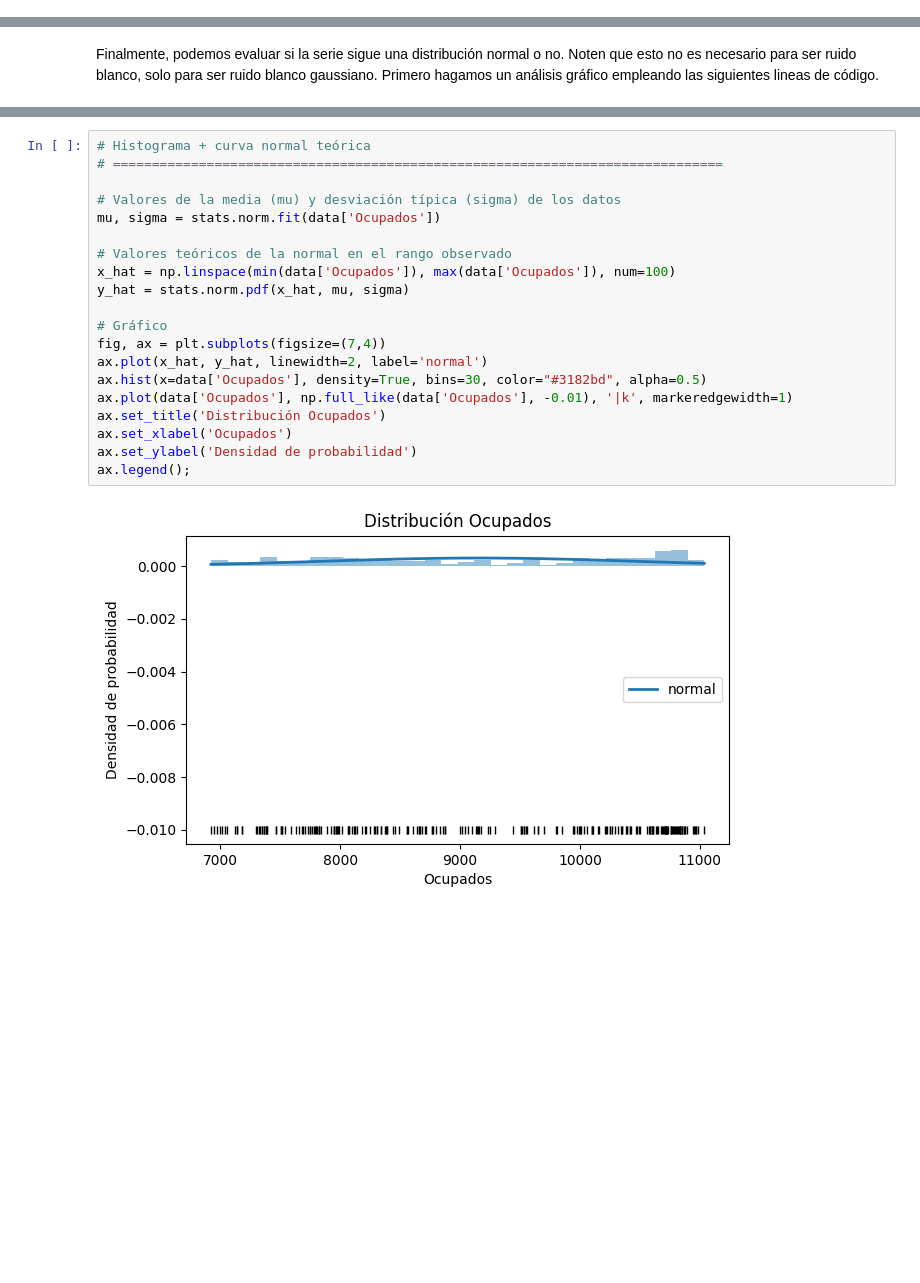
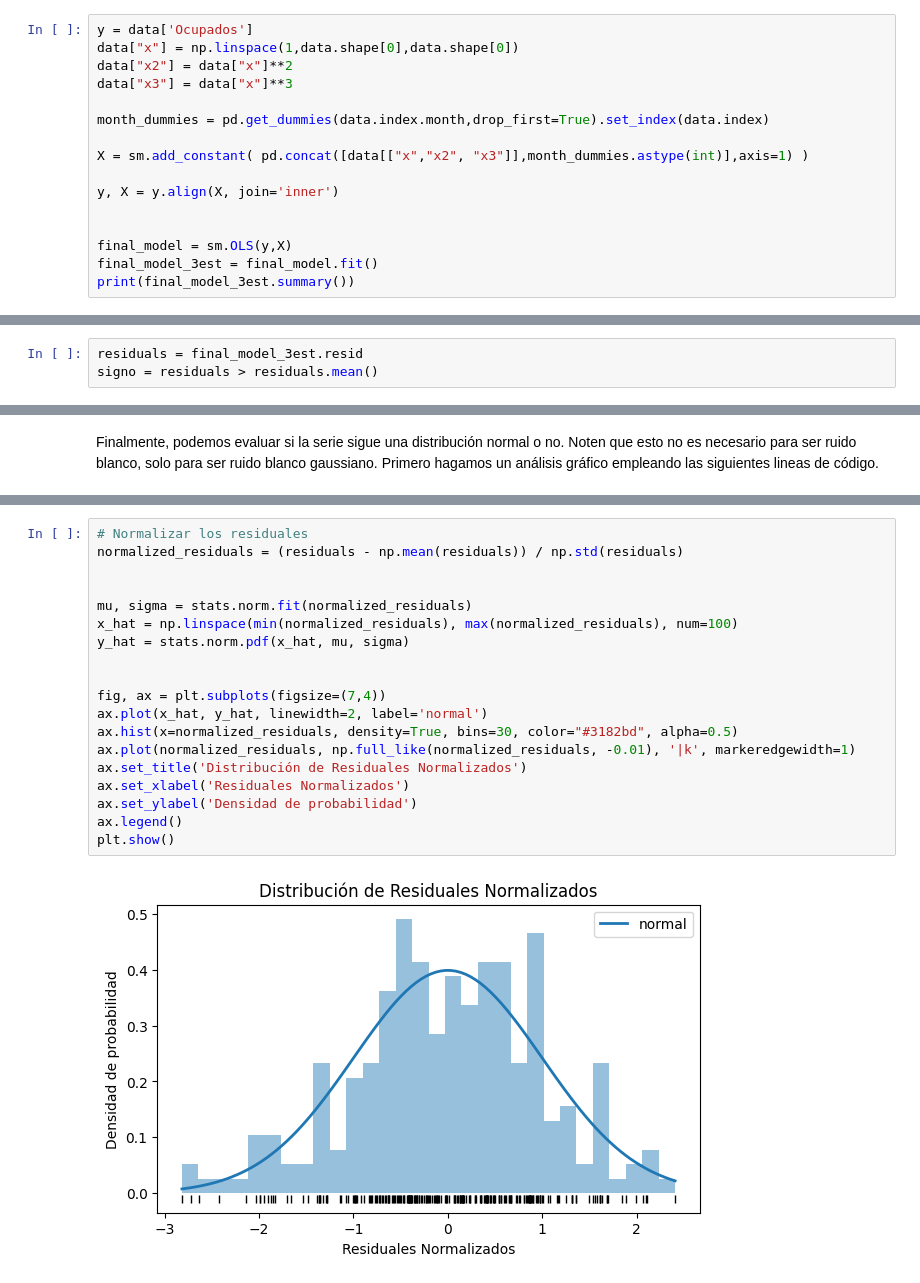
Before and after one commit to mafab9125/Fundamentos_Analitica, a Jupyter notebook: Series_de_tiempo/Taller_series_tiempo_2.ipynb, the cells around one changed output, grey strips where cells are left out. Cells and saved outputs as stored; diff of their text form; blank space fills up the shorter version.

```diff
--- a/Series_de_tiempo/Taller_series_tiempo_2.ipynb
+++ b/Series_de_tiempo/Taller_series_tiempo_2.ipynb
@@ -1052,0 +1057,16 @@ Por otra parte, uno de los modelos más complejos y el segundo mejor en RMSE es
+# %%
+y = data['Ocupados']
+data["x"] = np.linspace(1,data.shape[0],data.shape[0])
+data["x2"] = data["x"]**2
+data["x3"] = data["x"]**3
+
+month_dummies = pd.get_dummies(data.index.month,drop_first=True).set_index(data.index)
+
+X = sm.add_constant( pd.concat([data[["x","x2", "x3"]],month_dummies.astype(int)],axis=1) )
+
+y, X = y.align(X, join='inner')
+
+
+final_model = sm.OLS(y,X)
+final_model_3est = final_model.fit()
+print(final_model_3est.summary())
@@ -1067,3 +1103,6 @@ signo = data["Ocupados"] > data["Ocupados"].mean()
+# %%
+residuals = final_model_3est.resid
+signo = residuals > residuals.mean()
 # %%
 runstest_1samp(signo, correction=False)
 # %% [output]
@@ -1157,22 +1218,21 @@ py.show()
 # %%
-# Histograma + curva normal teórica
-# ==============================================================================
+# Normalizar los residuales
+normalized_residuals = (residuals - np.mean(residuals)) / np.std(residuals)
 
-# Valores de la media (mu) y desviación típica (sigma) de los datos
-mu, sigma = stats.norm.fit(data['Ocupados'])
 
-# Valores teóricos de la normal en el rango observado
-x_hat = np.linspace(min(data['Ocupados']), max(data['Ocupados']), num=100)
+mu, sigma = stats.norm.fit(normalized_residuals)
+x_hat = np.linspace(min(normalized_residuals), max(normalized_residuals), num=100)
 y_hat = stats.norm.pdf(x_hat, mu, sigma)
 
-# Gráfico
+
 fig, ax = plt.subplots(figsize=(7,4))
 ax.plot(x_hat, y_hat, linewidth=2, label='normal')
-ax.hist(x=data['Ocupados'], density=True, bins=30, color="#3182bd", alpha=0.5)
-ax.plot(data['Ocupados'], np.full_like(data['Ocupados'], -0.01), '|k', markeredgewidth=1)
-ax.set_title('Distribución Ocupados')
-ax.set_xlabel('Ocupados')
+ax.hist(x=normalized_residuals, density=True, bins=30, color="#3182bd", alpha=0.5)
+ax.plot(normalized_residuals, np.full_like(normalized_residuals, -0.01), '|k', markeredgewidth=1)
+ax.set_title('Distribución de Residuales Normalizados')
+ax.set_xlabel('Residuales Normalizados')
 ax.set_ylabel('Densidad de probabilidad')
-ax.legend();
+ax.legend()
+plt.show()
 # %% [output]
-[figure, old version]
+[figure, new version]
```
Also changed, not shown: parts of 52 cells of this notebook.
